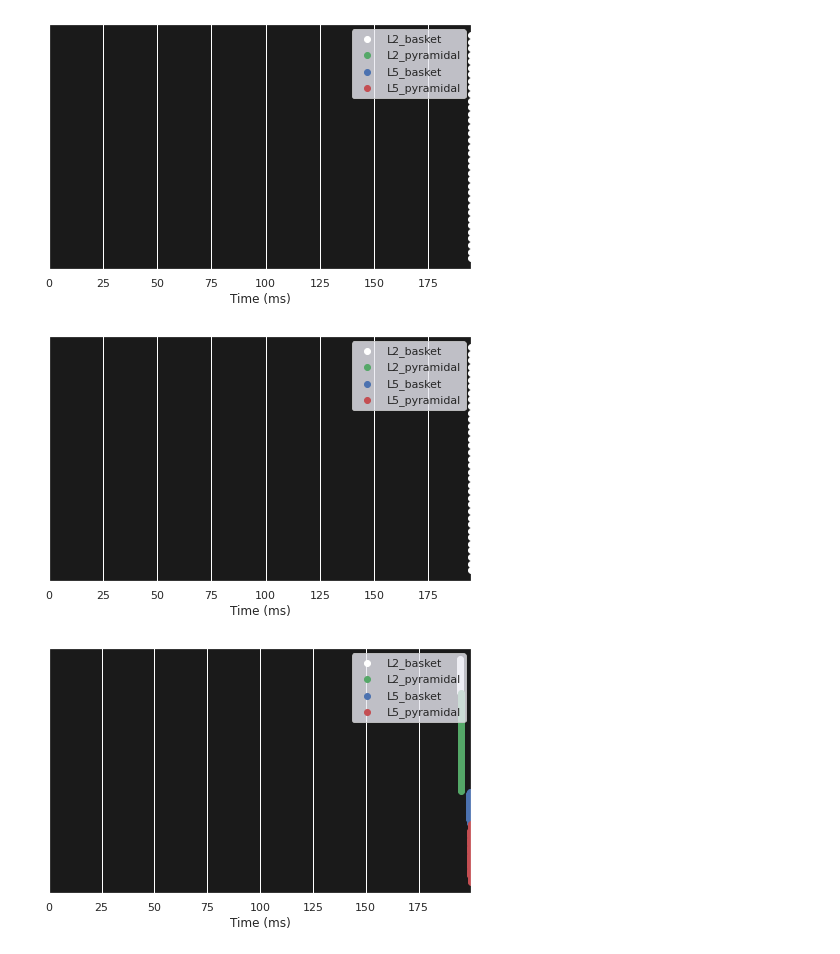
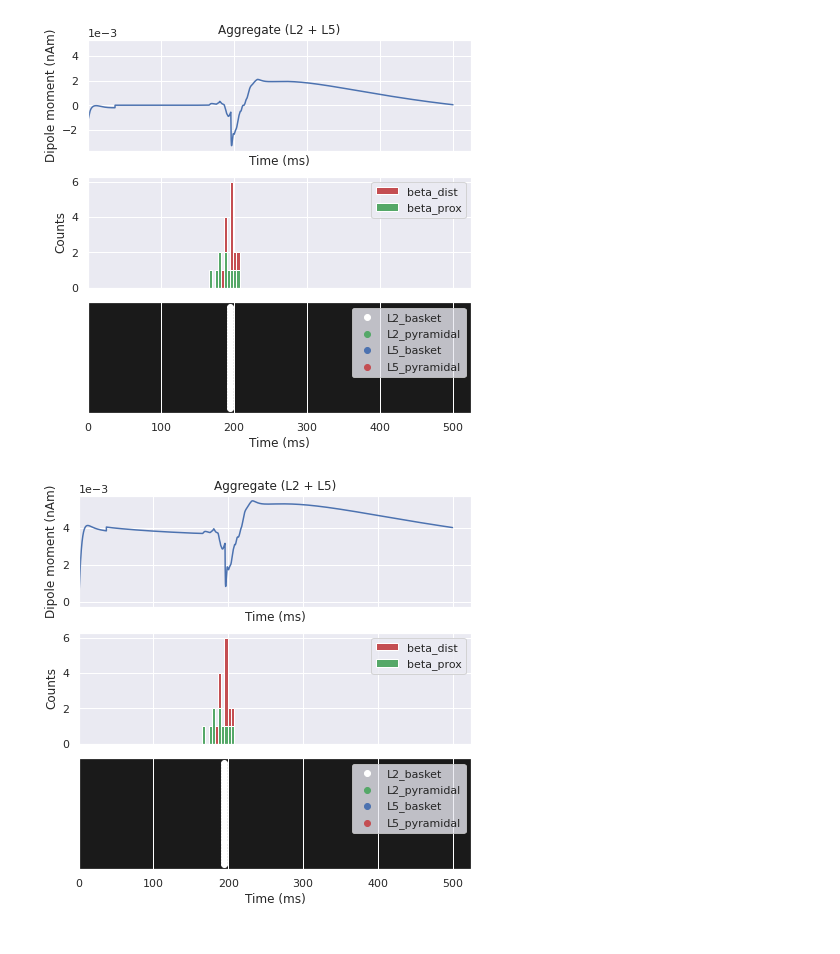
Before and after one commit to rythorpe/beta_modeling, a Jupyter notebook: law_beta_tests.ipynb, the cells around one changed output. Drawn from its saved outputs; the diff is of its cells as text; code cells hidden in the pictures.

```diff
--- a/law_beta_tests.ipynb
+++ b/law_beta_tests.ipynb
@@ -11,23 +9,21 @@ net_orig = law_2021_model()
 # %%
 %%capture
-scaling_factors = [1, .5, .2]
+scaling_factors = [1, .8, .5]
 props = ['L', 'diam', 'Ra', 'cm']
 pyr_cells = ['L2_pyramidal', 'L5_pyramidal']
 
 net_list = list()
 dpl_list = list()
 for scaling_factor in scaling_factors:
-    net = net_orig.copy()
-    add_law_beta_drives(net, beta_start=200, strength=scaling_factor)
+    net = law_2021_model()
+    add_law_beta_drives(net, beta_start=200, strength=1)
     for prop in props:
         if prop == 'cm':
-            scaling_factor = 1/scaling_factor
-        rescale_pyr_morph(net=net, cell_types=pyr_cells, compartment_prop=prop, scaling_factor=scaling_factor)
+            rescale_pyr_morph(net=net, cell_types=pyr_cells, compartment_prop=prop, scaling_factor=1/scaling_factor)
+        else:
+            rescale_pyr_morph(net=net, cell_types=pyr_cells, compartment_prop=prop, scaling_factor=scaling_factor)
     with MPIBackend(n_procs=8):
-        dpl = simulate_dipole(net, tstop=500)
+        dpl = simulate_dipole(net, tstop=500)[0]
 
     net_list.append(net.copy())
-    dpl_list.append(dpl[0].copy())
+    dpl_list.append(dpl.copy())
-# %%
-for idx in range(3):
-    plot_dipole(dpl_list[idx].copy().smooth(20))
@@ -38,7 +30,17 @@ for idx in range(3):
-# %%
-for net in net_list:
-    net.cell_response.plot_spikes_raster()
-# %% [output]
-[figure, removed]
-[figure, removed]
-[figure, removed]
+# %%
+for idx, dpl in enumerate(dpl_list):
+
+    fig, axes = plt.subplots(3, 1, sharex=True, figsize=(6, 6), constrained_layout=True)
+    plot_dipole(dpl, ax=axes[0], layer='agg', show=False)
+    net.cell_response.plot_spikes_hist(ax=axes[1], show=False)
+    net.cell_response.plot_spikes_raster(ax=axes[2], show=False)
+
+    fig.savefig(f'law_model_beta_{scaling_factors[idx]}.png')
+
+fig, axes = plt.subplots(1, 1, sharex=True, figsize=(6, 4), constrained_layout=True)
+plot_dipole([dpl.copy().smooth(30) for dpl in dpl_list], ax=axes)
+axes.legend(scaling_factors)
+fig.savefig(f'law_model_beta_comparison.png')
+# %% [output]
+[figure, added]
+[figure, added]
```
Also changed, not shown: parts of 3 cells of this notebook, 3 other files.
